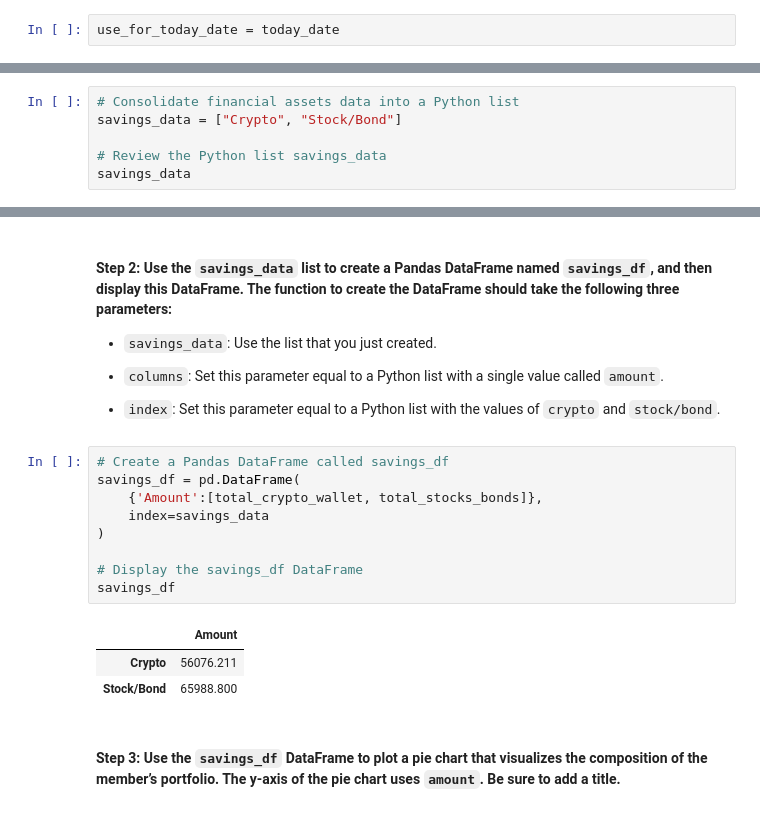
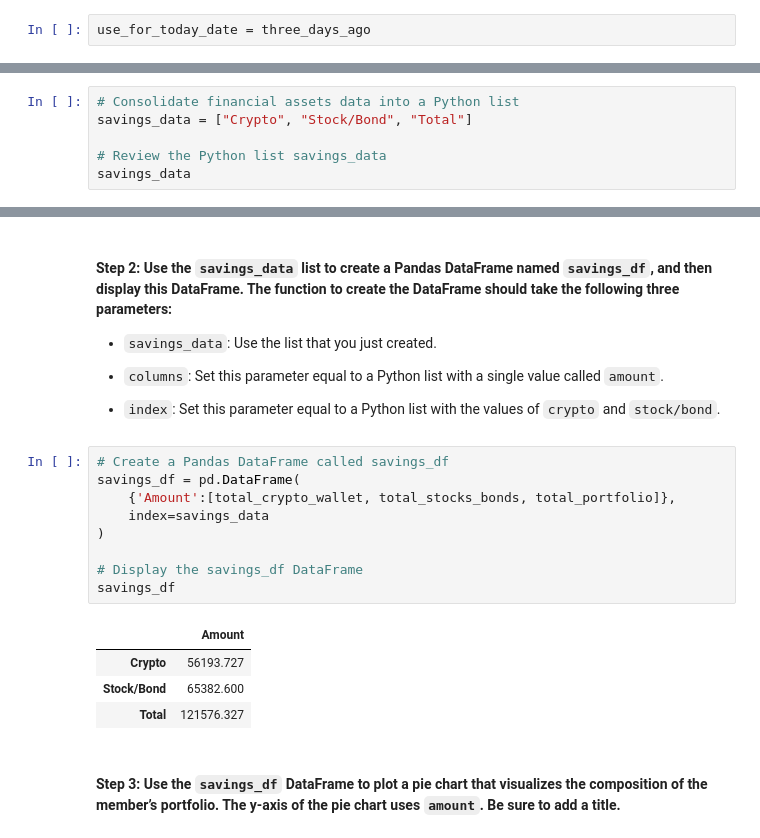
Before and after one commit to sfkonrad/M5_Challenge_Submission, a Jupyter notebook: M5_Challenge_v2.0_KonradK_financial_planning_tools.ipynb, the cells around one changed output, grey strips where cells are left out. Drawn from its saved outputs; the diff is of its cells as text.

```diff
--- a/M5_Challenge_v2.0_KonradK_financial_planning_tools.ipynb
+++ b/M5_Challenge_v2.0_KonradK_financial_planning_tools.ipynb
@@ -291,5 +293,5 @@ today_date, three_days_ago, one_year_ago, three_year_ago, ten_year_ago
 # %%
-use_for_today_date = today_date
+use_for_today_date = three_days_ago
 # %%
 # Set the tickers for both the bond and stock portion of the portfolio
 # YOUR CODE HERE
@@ -415,7 +417,7 @@ In this section, you’ll use the valuations for the cryptocurrency wallet and f
 #### Step 1: Create a Python list named `savings_data` that has two elements. The first element contains the total value of the cryptocurrency wallet. The second element contains the total value of the stock and bond portions of the portfolio.
 # %%
 # Consolidate financial assets data into a Python list
-savings_data = ["Crypto", "Stock/Bond"]
+savings_data = ["Crypto", "Stock/Bond", "Total"]
 
 # Review the Python list savings_data
 savings_data
@@ -432,16 +434,17 @@ savings_data
 # %%
 # Create a Pandas DataFrame called savings_df
 savings_df = pd.DataFrame(
-    {'Amount':[total_crypto_wallet, total_stocks_bonds]},
+    {'Amount':[total_crypto_wallet, total_stocks_bonds, total_portfolio]},
     index=savings_data
 )
 
 # Display the savings_df DataFrame
 savings_df
 # %% [output]
 |  | Amount |
-| Crypto | 56076.211 |
-| Stock/Bond | 65988.800 |
+| Crypto | 56193.727 |
+| Stock/Bond | 65382.600 |
+| Total | 121576.327 |
 # %% [markdown]
 #### Step 3: Use the `savings_df` DataFrame to plot a pie chart that visualizes the composition of the member’s portfolio. The y-axis of the pie chart uses `amount`. Be sure to add a title.
 # %%
```
Also changed, not shown: parts of 25 cells of this notebook.
